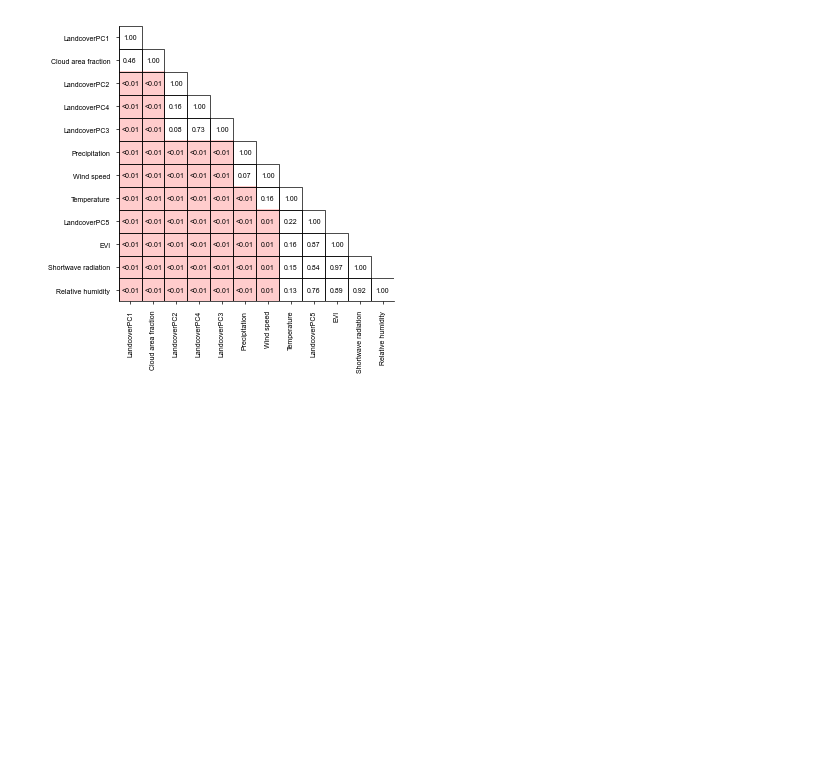
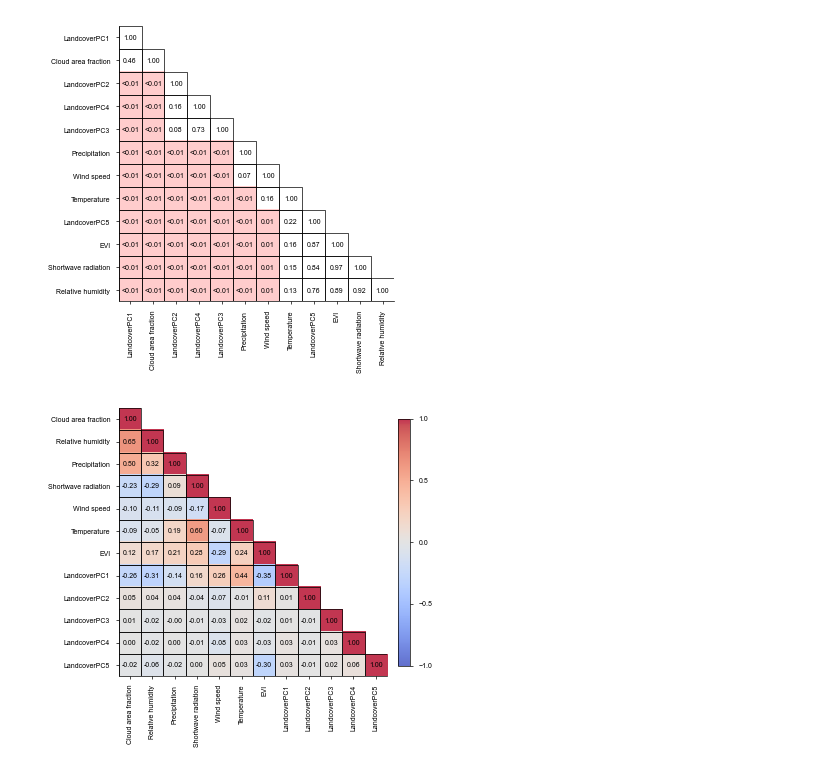
Before and after one commit to yuhinas/DeepSDM, a Jupyter notebook: Supplementary.ipynb, the cells around one changed output. Cells and saved outputs as stored; diff of their text form; code cells hidden in the pictures; blank space fills up the shorter version.

Commit message:
Finish rewriting Fig4 and add one parameter (niche_rst_size) in PlotUtlis

```diff
--- a/Supplementary.ipynb
+++ b/Supplementary.ipynb
@@ -485,3 +485,57 @@ plt.savefig(os.path.join(plot_path_attentionstats, 'variance_test.pdf'), transpa
 plt.show()
 # %% [output]
 [figure]
+# %%
+import numpy.ma as ma
+
+# 轉換數據為 NumPy 矩陣
+correlation_array = df_env_corr.to_numpy()
+sorted_env_factors = df_env_corr.columns
+
+# 建立遮罩：右上三角 (不含對角線) 為 True
+mask = np.triu(np.ones_like(correlation_array, dtype=bool), k=1)
+# 將 correlation_array 轉為 masked array，遮罩右上三角
+masked_corr = ma.array(correlation_array, mask=mask)
+
+# 複製 colormap 並設定遮罩區域為白色
+cmap = plt.cm.coolwarm.copy()
+cmap.set_bad(color='white')
+
+# 創建圖表，使用 constrained_layout=True 以符合 B 的版面配置
+fig, ax = plt.subplots(figsize=mm2inch(100, 100), constrained_layout=True)
+
+# 顯示矩陣，使用 masked array 與自訂 colormap
+cax = ax.imshow(masked_corr, cmap=cmap, interpolation='nearest', vmin=-1, vmax=1, alpha = 0.8)
+
+# 加入 colorbar 作為 legend，調整 fraction 與 pad 參數以取得適合的尺寸
+cb = fig.colorbar(cax, ax=ax, fraction=0.046, pad=0.04)
+cb.ax.tick_params()  # 可調整 colorbar 的字體大小
+cb.ax.set_yticks([-1.0, -0.5, 0.0, 0.5, 1.0])
+# 設置坐標標籤
+ax.set_xticks(np.arange(len(sorted_env_factors)))
+ax.set_yticks(np.arange(len(sorted_env_factors)))
+ax.set_xticklabels([env_list_change[i] for i in sorted_env_factors], rotation=90)
+ax.set_yticklabels([env_list_change[i] for i in sorted_env_factors])
+
+# 僅在左下三角（包含對角線）中標記數值並繪製框線
+for i in range(len(sorted_env_factors)):
+    for j in range(len(sorted_env_factors)):
+        if i >= j:  # 僅針對左下三角和對角線部分
+            # 繪製格線框線
+            rect = plt.Rectangle((j - 0.5, i - 0.5), 1, 1,
+                                 fill=False, edgecolor='black', linewidth=0.5)
+            ax.add_patch(rect)
+            # 在框內標記數值，保留兩位小數
+            value = correlation_array[i, j]
+            ax.text(j, i, f"{value:.2f}", ha='center', va='center',
+                    color='black', fontsize=5)
+
+# 隱藏上、右邊框
+ax.spines['top'].set_visible(False)
+ax.spines['right'].set_visible(False)
+
+plt.savefig(os.path.join(plot_path_envcorrelation, 'env_correlation.pdf'),
+            dpi=500, transparent=True)
+plt.show()
+# %% [output]
+[figure, added]
```
Also changed, not shown: 2 other files.
